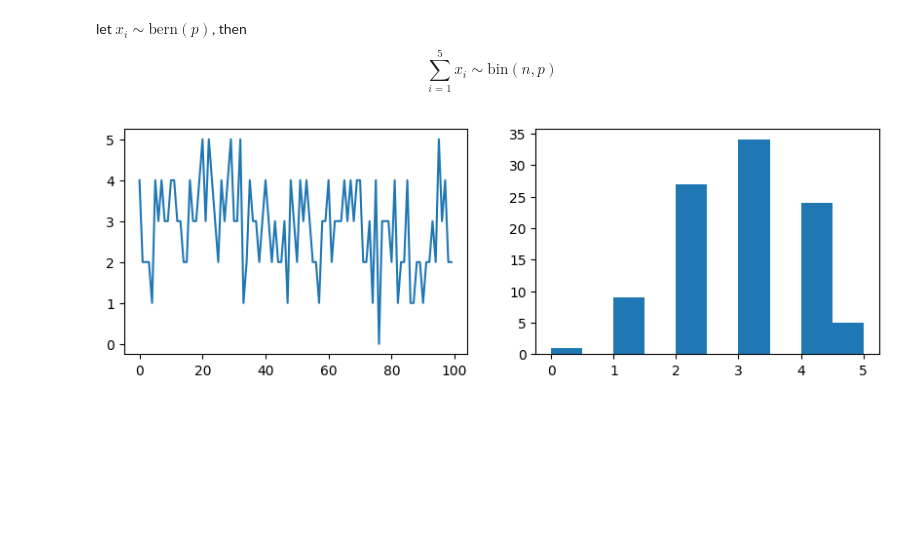
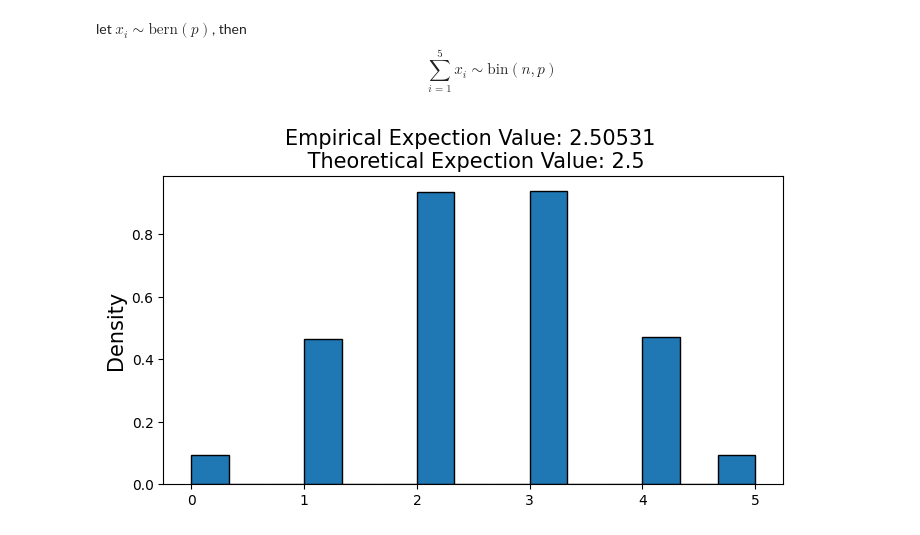
Before and after one commit to AzmainBiswas/Monte_Carlo, a Jupyter notebook: Generating Random Variable/Discrite.ipynb, the cells around one changed output. Drawn from its saved outputs; the diff is of its cells as text; code cells hidden in the pictures; blank space fills up the shorter version.

```diff
--- a/Generating Random Variable/Discrite.ipynb
+++ b/Generating Random Variable/Discrite.ipynb
@@ -6,8 +43,9 @@ import matplotlib.pyplot as plt
 
 $x\sim \text{bern}(p)$ where p is 0.5.
 # %%
-U = np.random.uniform(size=100)
-p = 0.7
+N = 100000
+U = np.random.uniform(size=N)
+p = 0.5
 
 
 def Ber(U, p):
@@ -19,5 +57,5 @@ def Ber(U, p):
             bern_p.append(0)
     return bern_p
 
-
 bern_p = Ber(U, p)
+ber_expection = sum(bern_p) / N
@@ -51,30 +85,32 @@ then $$\sum_{i=1}^{5}x_i\sim \text{bin}(n,p)$$
 # %%
 # manualy
 
-P = 0.6
-N = 5
+N = 100000
+P = 0.5
+n = 5
 
 
-def binomial(N, P):
-    U = np.random.uniform(size=N)
+def binomial(n, P):
+    U = np.random.uniform(size=n)
     bernoulli = []
     for u in U:
         if u <= P:
             bernoulli.append(1)
         else:
             bernoulli.append(0)
     return sum(bernoulli)
 
 
 Bin_man = []
-for _ in range(100):
-    Bin_man.append(binomial(N, P))
+for _ in range(N):
+    Bin_man.append(binomial(n, P))
 
-plt.figure(figsize=(10, 3))
-plt.subplot(1, 2, 1)
-plt.plot(Bin_man)
-plt.subplot(1, 2, 2)
-plt.hist(Bin_man)
+bin_expection = sum(Bin_man)/N
+
+plt.figure(figsize=(8, 4))
+plt.hist(Bin_man, edgecolor="black",density=True, bins=15)
+plt.title(f"Empirical Expection Value: {bin_expection} \n Theoretical Expection Value: {n*p}",fontsize=15)
+plt.ylabel("Density",fontsize=15)
 plt.show()
 # %% [output]
-[figure, old version]
+[figure, new version]
```
Also changed, not shown: parts of 7 cells of this notebook, 11 other files.
